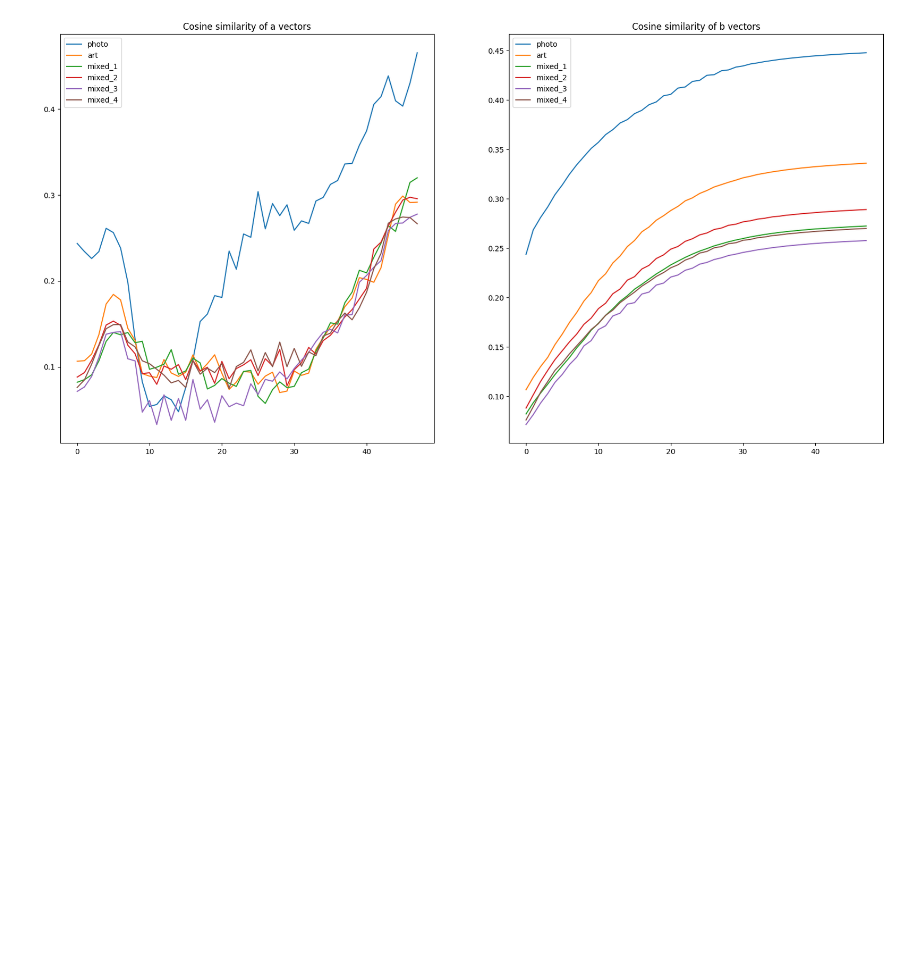
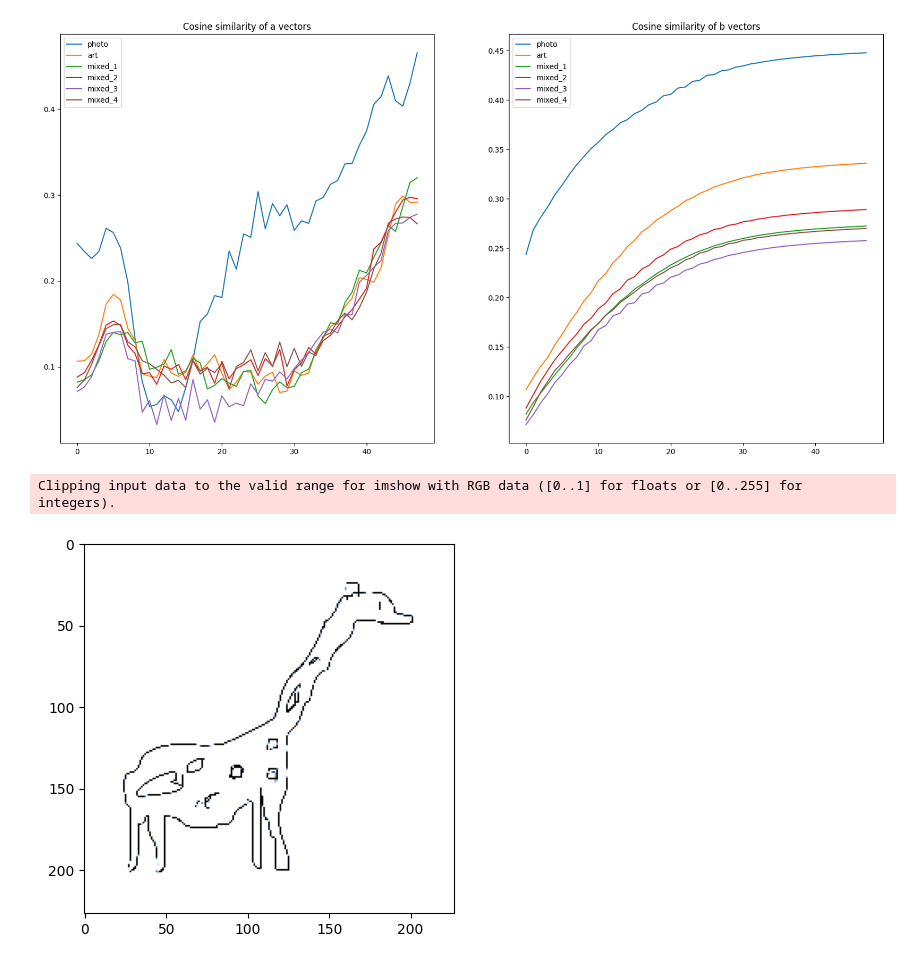
Before and after one commit to tomhagander/decentralized_deep_learning, a Jupyter notebook: playaround.ipynb, the cells around one changed output. Saved outputs shown, nothing was run; the diff lists cells and outputs as text; code cells hidden in the pictures; blank space fills up the shorter version.

```diff
--- a/playaround.ipynb
+++ b/playaround.ipynb
@@ -146,3 +146,19 @@ ax[1].legend()
 plt.show()
 # %% [output]
 [figure]
+# %%
+
+# print the first image of photo_train.pkl
+import pickle
+import os
+import sys
+
+with open('PACS/sketch_train.pkl', 'rb') as f:
+    sketch_train = pickle.load(f)
+
+import matplotlib.pyplot as plt
+plt.imshow(sketch_train[0][0].permute(1, 2, 0))
+plt.show()
+# %% [output]
+Clipping input data to the valid range for imshow with RGB data ([0..1] for floats or [0..255] for integers).
+[figure, added]
```
